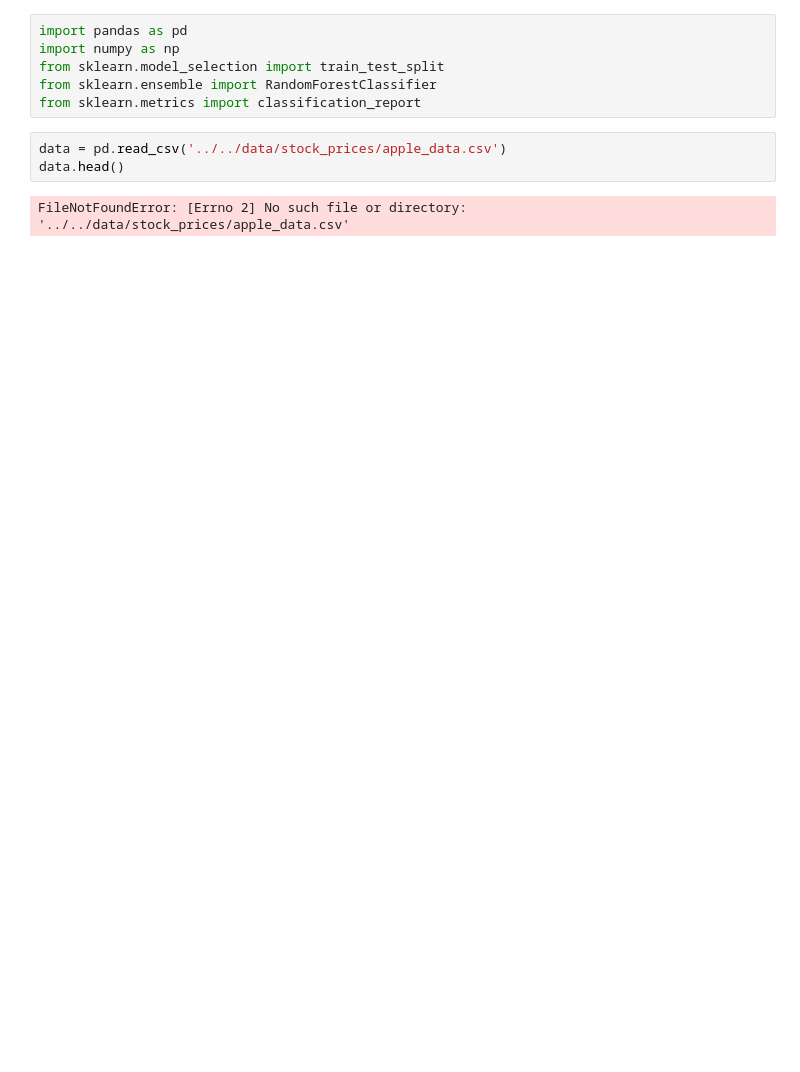
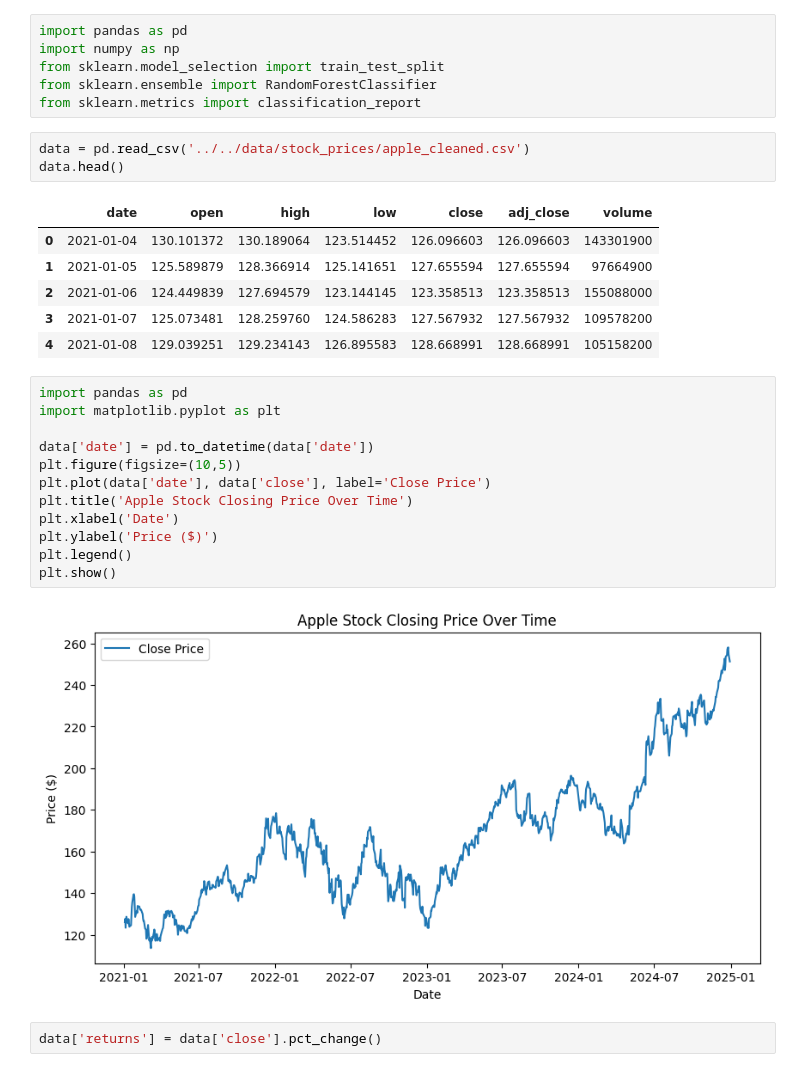
Before and after one commit to Kunal-27S/FinSight, a Jupyter notebook: notebooks/2_preprocessing/02_preprocessing.ipynb, the cells around one changed output. Saved outputs shown, nothing was run; the diff lists cells and outputs as text; blank space fills up the shorter version.

Commit message:
basic visualization

```diff
--- a/notebooks/2_preprocessing/02_preprocessing.ipynb
+++ b/notebooks/2_preprocessing/02_preprocessing.ipynb
@@ -5,7 +5,28 @@ from sklearn.model_selection import train_test_split
 from sklearn.ensemble import RandomForestClassifier
 from sklearn.metrics import classification_report
 # %%
-data = pd.read_csv('../../data/stock_prices/apple_data.csv')
+data = pd.read_csv('../../data/stock_prices/apple_cleaned.csv')
 data.head()
 # %% [output]
-FileNotFoundError: [Errno 2] No such file or directory: '../../data/stock_prices/apple_data.csv'
+|  | date | open | high | low | close | adj_close | volume |
+| 0 | 2021-01-04 | 130.101372 | 130.189064 | 123.514452 | 126.096603 | 126.096603 | 143301900 |
+| 1 | 2021-01-05 | 125.589879 | 128.366914 | 125.141651 | 127.655594 | 127.655594 | 97664900 |
+| 2 | 2021-01-06 | 124.449839 | 127.694579 | 123.144145 | 123.358513 | 123.358513 | 155088000 |
+| 3 | 2021-01-07 | 125.073481 | 128.259760 | 124.586283 | 127.567932 | 127.567932 | 109578200 |
+| 4 | 2021-01-08 | 129.039251 | 129.234143 | 126.895583 | 128.668991 | 128.668991 | 105158200 |
+# %%
+import pandas as pd
+import matplotlib.pyplot as plt
+
+data['date'] = pd.to_datetime(data['date'])
+plt.figure(figsize=(10,5))
+plt.plot(data['date'], data['close'], label='Close Price')
+plt.title('Apple Stock Closing Price Over Time')
+plt.xlabel('Date')
+plt.ylabel('Price ($)')
+plt.legend()
+plt.show()
+# %% [output]
+[figure, added]
+# %%
+data['returns'] = data['close'].pct_change()
```
Also changed, not shown: parts of 2 cells of this notebook.
